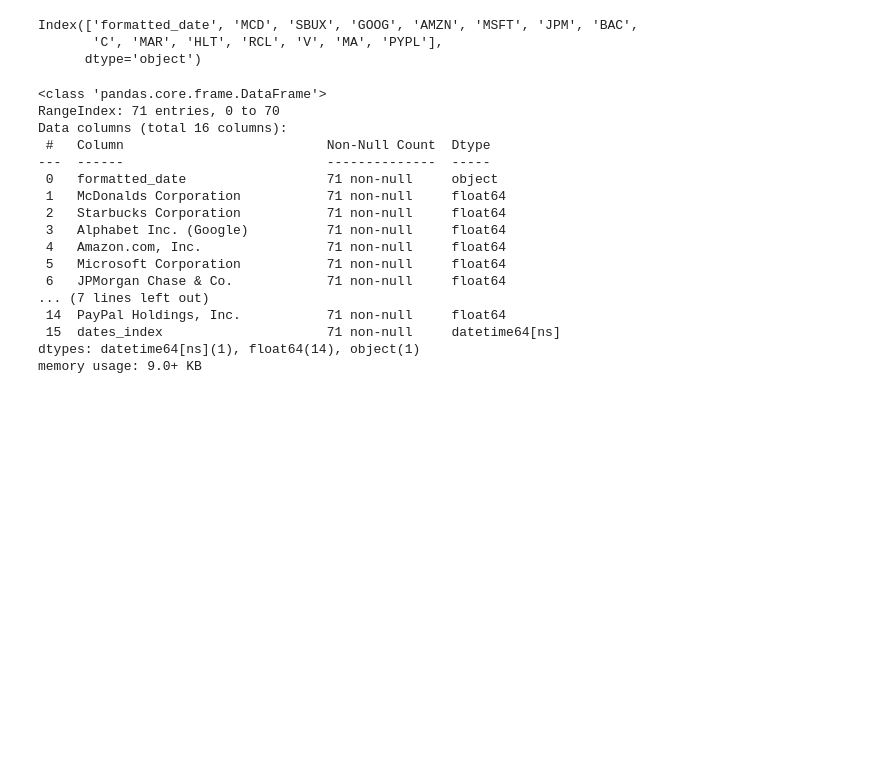
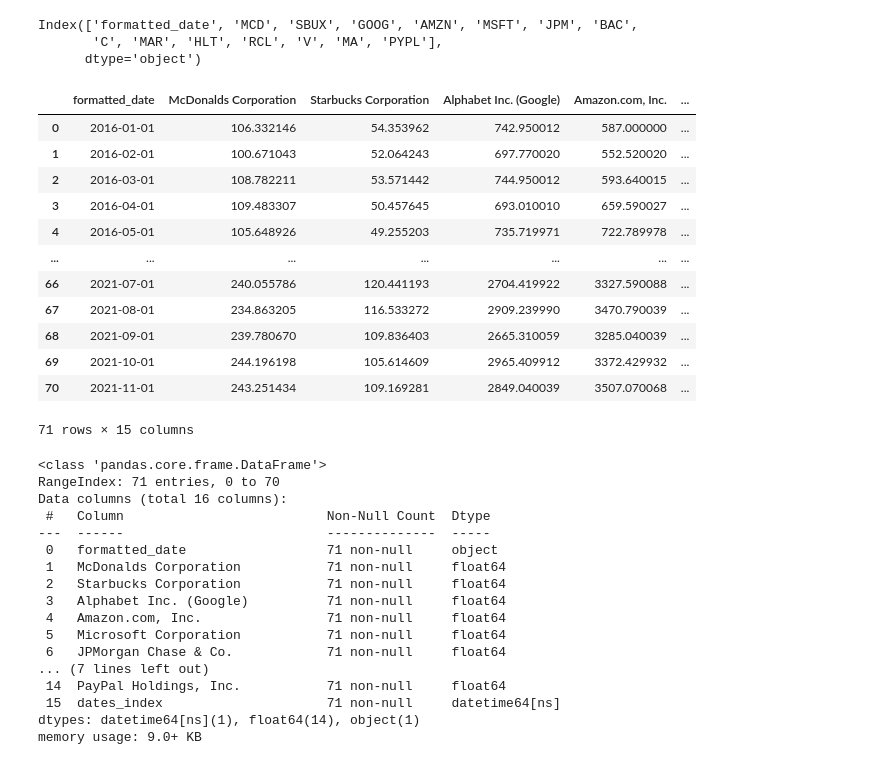
Before and after one commit to mugaso/Data-Science-1, a Jupyter notebook: Clase_3/Clase_3.ipynb, the cells around one changed output. Drawn from its saved outputs; the diff is of its cells as text; code cells hidden in the pictures; blank space fills up the shorter version.

```diff
--- a/Clase_3/Clase_3.ipynb
+++ b/Clase_3/Clase_3.ipynb
@@ -186,6 +186,22 @@ name_map = {
 }
 # %%
 stocks.rename(columns=name_map, inplace=True)
+# %%
+stocks
+# %% [output]
+|  | formatted_date | McDonalds Corporation | Starbucks Corporation | Alphabet Inc. (Google) | Amazon.com, Inc. | ... |
+| 0 | 2016-01-01 | 106.332146 | 54.353962 | 742.950012 | 587.000000 | ... |
+| 1 | 2016-02-01 | 100.671043 | 52.064243 | 697.770020 | 552.520020 | ... |
+| 2 | 2016-03-01 | 108.782211 | 53.571442 | 744.950012 | 593.640015 | ... |
+| 3 | 2016-04-01 | 109.483307 | 50.457645 | 693.010010 | 659.590027 | ... |
+| 4 | 2016-05-01 | 105.648926 | 49.255203 | 735.719971 | 722.789978 | ... |
+| ... | ... | ... | ... | ... | ... | ... |
+| 66 | 2021-07-01 | 240.055786 | 120.441193 | 2704.419922 | 3327.590088 | ... |
+| 67 | 2021-08-01 | 234.863205 | 116.533272 | 2909.239990 | 3470.790039 | ... |
+| 68 | 2021-09-01 | 239.780670 | 109.836403 | 2665.310059 | 3285.040039 | ... |
+| 69 | 2021-10-01 | 244.196198 | 105.614609 | 2965.409912 | 3372.429932 | ... |
+| 70 | 2021-11-01 | 243.251434 | 109.169281 | 2849.040039 | 3507.070068 | ... |
+71 rows × 15 columns
 # %%
 stocks["dates_index"] = pd.to_datetime(stocks["formatted_date"])
 # %%
```
Also changed, not shown: parts of 2 cells of this notebook.
